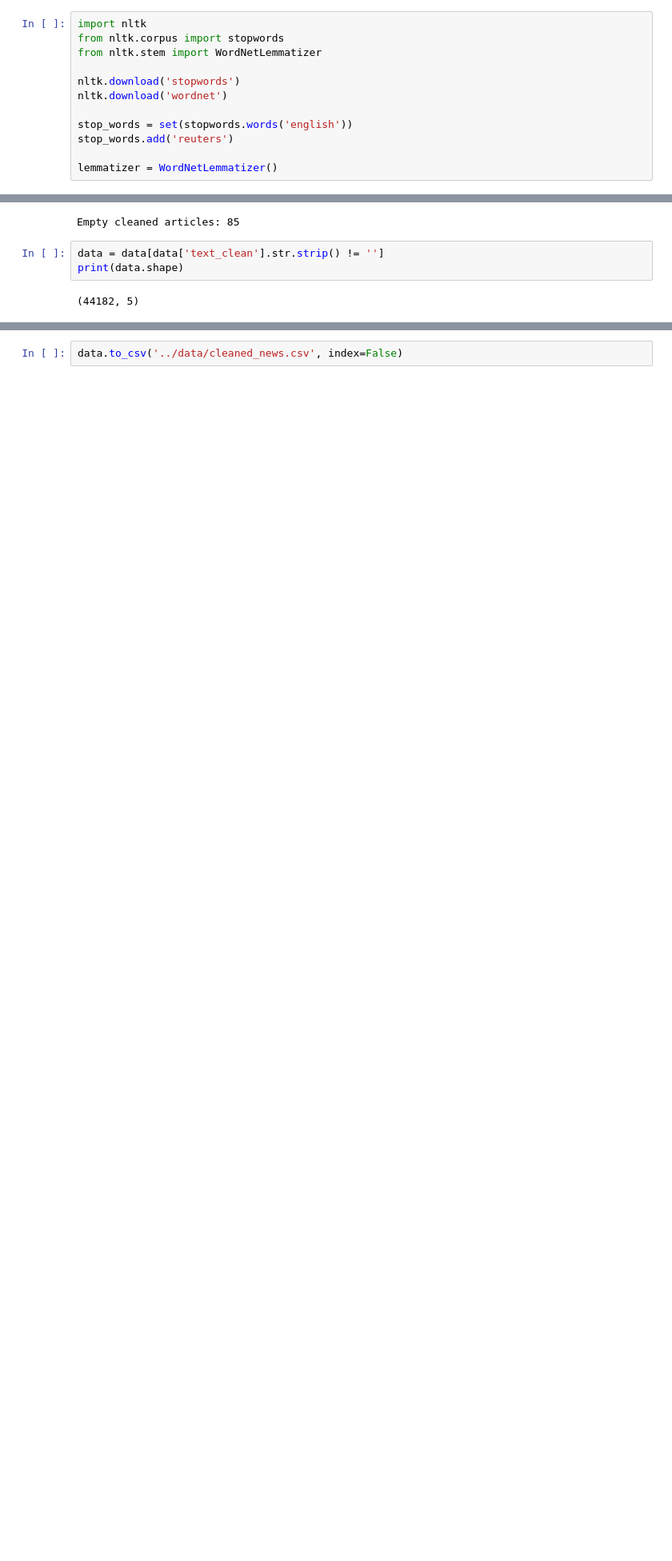
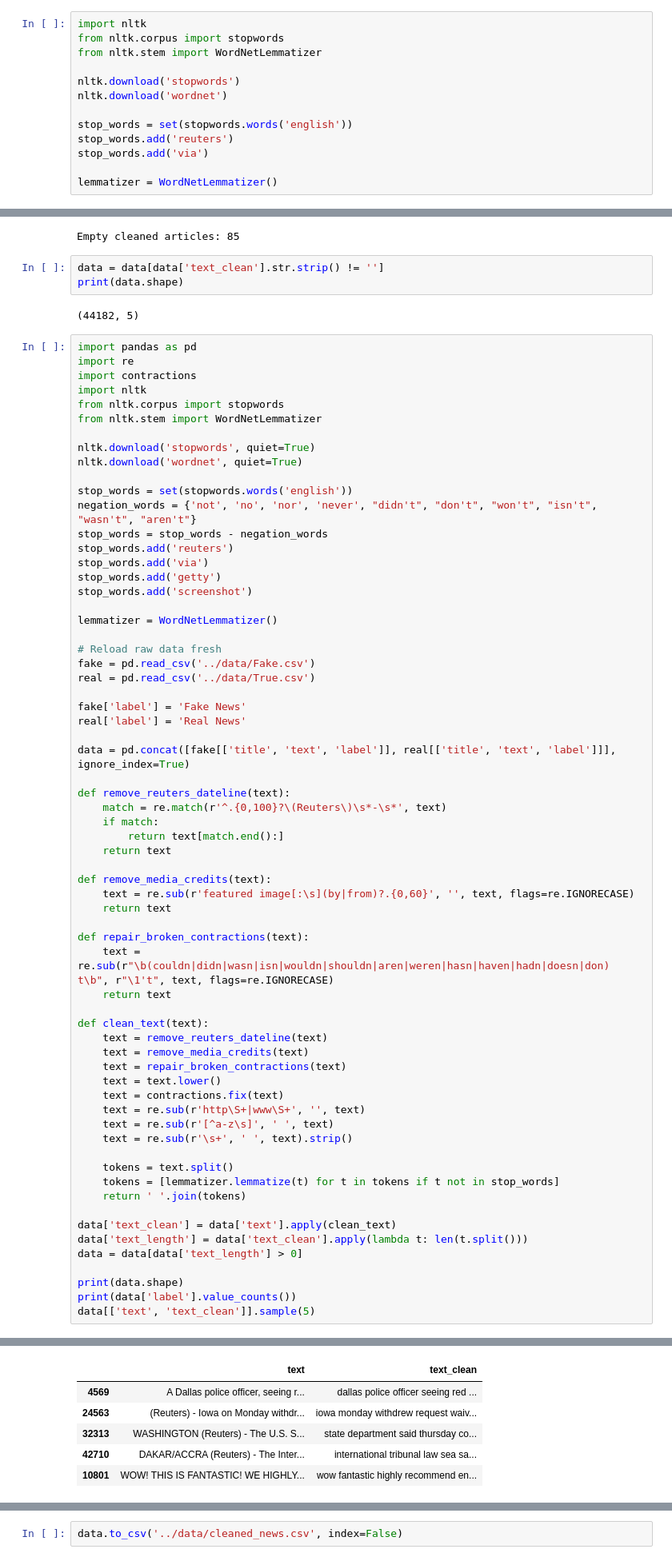
Before and after one commit to Ekansh-Engg/Fake-and-real-news-classifier, a Jupyter notebook: notebook/01_preprocessing.ipynb, the cells around one changed output, grey strips where cells are left out. Shown at 80% size. Saved outputs shown, nothing was run; the diff lists cells and outputs as text; blank space fills up the shorter version.

```diff
--- a/notebook/01_preprocessing.ipynb
+++ b/notebook/01_preprocessing.ipynb
@@ -151,6 +153,7 @@ nltk.download('wordnet')
 
 stop_words = set(stopwords.words('english'))
 stop_words.add('reuters')
+stop_words.add('via')
 
 lemmatizer = WordNetLemmatizer()
 # %% [output]
@@ -290,3 +293,69 @@ data = data[data['text_clean'].str.strip() != '']
 print(data.shape)
 # %% [output]
 (44182, 5)
+# %%
+import pandas as pd
+import re
+import contractions
+import nltk
+from nltk.corpus import stopwords
+from nltk.stem import WordNetLemmatizer
+
+nltk.download('stopwords', quiet=True)
+nltk.download('wordnet', quiet=True)
+
+stop_words = set(stopwords.words('english'))
+negation_words = {'not', 'no', 'nor', 'never', "didn't", "don't", "won't", "isn't", "wasn't", "aren't"}
+stop_words = stop_words - negation_words
+stop_words.add('reuters')
+stop_words.add('via')
+stop_words.add('getty')
+stop_words.add('screenshot')
+
+lemmatizer = WordNetLemmatizer()
+
+# Reload raw data fresh
+fake = pd.read_csv('../data/Fake.csv')
+real = pd.read_csv('../data/True.csv')
+
+fake['label'] = 'Fake News'
+real['label'] = 'Real News'
+
+data = pd.concat([fake[['title', 'text', 'label']], real[['title', 'text', 'label']]], ignore_index=True)
+
+def remove_reuters_dateline(text):
+    match = re.match(r'^.{0,100}?\(Reuters\)\s*-\s*', text)
+    if match:
+        return text[match.end():]
+    return text
+
+def remove_media_credits(text):
+    text = re.sub(r'featured image[:\s](by|from)?.{0,60}', '', text, flags=re.IGNORECASE)
+    return text
+
+def repair_broken_contractions(text):
+    text = re.sub(r"\b(couldn|didn|wasn|isn|wouldn|shouldn|aren|weren|hasn|haven|hadn|doesn|don) t\b", r"\1't", text, flags=re.IGNORECASE)
+    return text
+
+def clean_text(text):
+    text = remove_reuters_dateline(text)
+    text = remove_media_credits(text)
+    text = repair_broken_contractions(text)
+    text = text.lower()
+    text = contractions.fix(text)
+    text = re.sub(r'http\S+|www\S+', '', text)
+    text = re.sub(r'[^a-z\s]', ' ', text)
+    text = re.sub(r'\s+', ' ', text).strip()
+
+    tokens = text.split()
+    tokens = [lemmatizer.lemmatize(t) for t in tokens if t not in stop_words]
+    return ' '.join(tokens)
+
+data['text_clean'] = data['text'].apply(clean_text)
+data['text_length'] = data['text_clean'].apply(lambda t: len(t.split()))
+data = data[data['text_length'] > 0]
+
+print(data.shape)
+print(data['label'].value_counts())
+data[['text', 'text_clean']].sample(5)
+# %% [output]
@@ -292,0 +367,6 @@ print(data.shape)
+|  | text | text_clean |
+| 4569 | A Dallas police officer, seeing r... | dallas police officer seeing red ... |
+| 24563 | (Reuters) - Iowa on Monday withdr... | iowa monday withdrew request waiv... |
+| 32313 | WASHINGTON (Reuters) - The U.S. S... | state department said thursday co... |
+| 42710 | DAKAR/ACCRA (Reuters) - The Inter... | international tribunal law sea sa... |
+| 10801 | WOW! THIS IS FANTASTIC! WE HIGHLY... | wow fantastic highly recommend en... |
```
Also changed, not shown: parts of 11 cells of this notebook, 3 other files.
